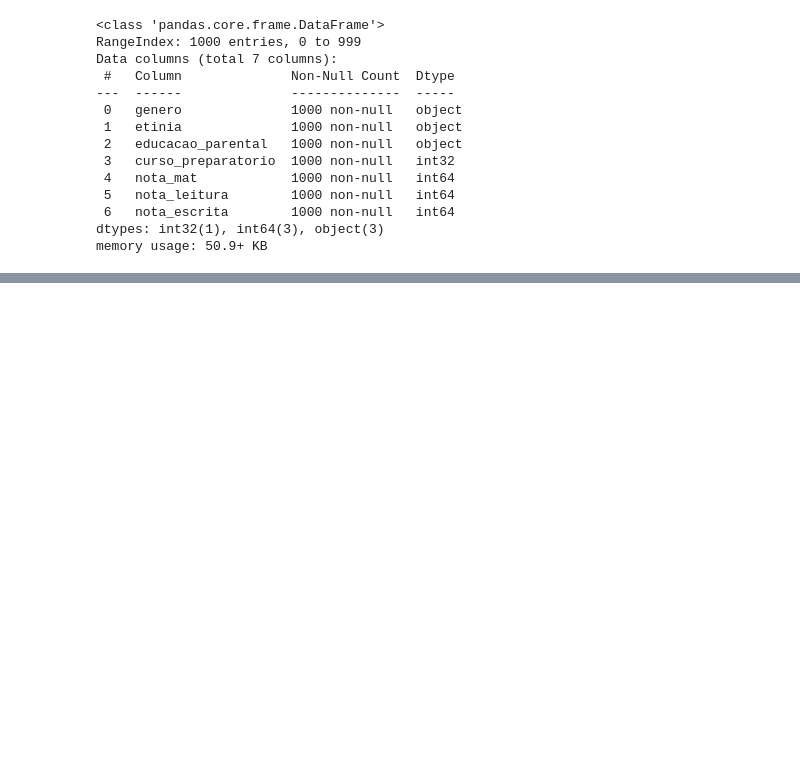
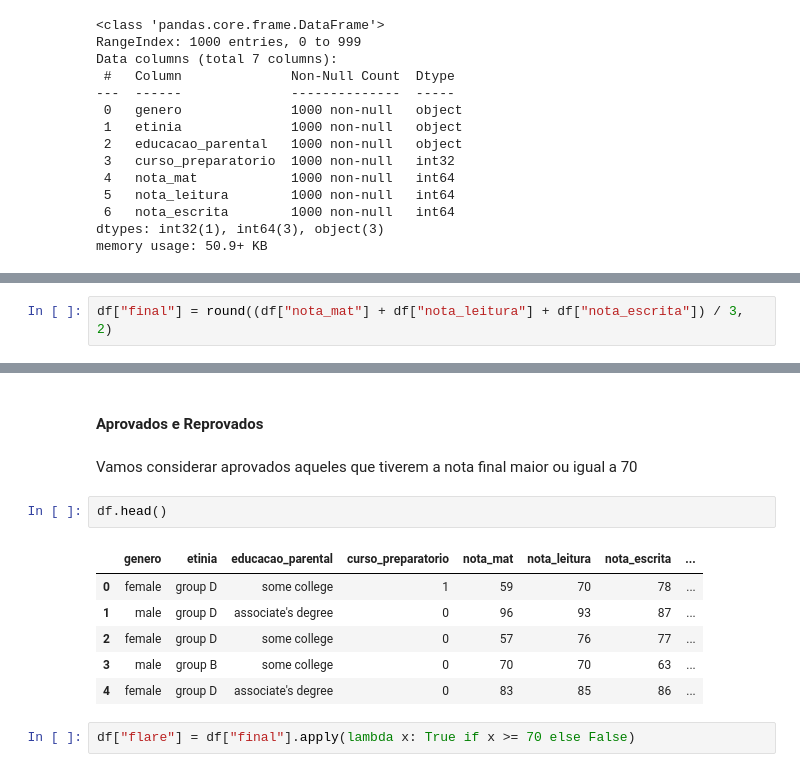
Before and after one commit to CarlosDouradoPGR/Portifolio, a Jupyter notebook: Student_performance/std_perf.ipynb, the cells around one changed output, grey strips where cells are left out. Saved outputs shown, nothing was run; the diff lists cells and outputs as text; blank space fills up the shorter version.

```diff
--- a/Student_performance/std_perf.ipynb
+++ b/Student_performance/std_perf.ipynb
@@ -125,0 +95,2 @@ df[df["educacao_parental"] == "bachelor's degree"][["nota_mat", "nota_leitura",
+# %%
+df["final"] = round((df["nota_mat"] + df["nota_leitura"] + df["nota_escrita"]) / 3, 2)
@@ -125,0 +112,15 @@ df[df["educacao_parental"] == "bachelor's degree"][["nota_mat", "nota_leitura",
+# %% [markdown]
+#### Aprovados e Reprovados
+# %% [markdown]
+Vamos considerar aprovados aqueles que tiverem a nota final maior ou igual a 70
+# %%
+df.head()
+# %% [output]
+|  | genero | etinia | educacao_parental | curso_preparatorio | nota_mat | nota_leitura | nota_escrita | ... |
+| 0 | female | group D | some college | 1 | 59 | 70 | 78 | ... |
+| 1 | male | group D | associate's degree | 0 | 96 | 93 | 87 | ... |
+| 2 | female | group D | some college | 0 | 57 | 76 | 77 | ... |
+| 3 | male | group B | some college | 0 | 70 | 70 | 63 | ... |
+| 4 | female | group D | associate's degree | 0 | 83 | 85 | 86 | ... |
+# %%
+df["flare"] = df["final"].apply(lambda x: True if x >= 70 else False)
```
Also changed, not shown: parts of 30 cells of this notebook, 4 other files.
